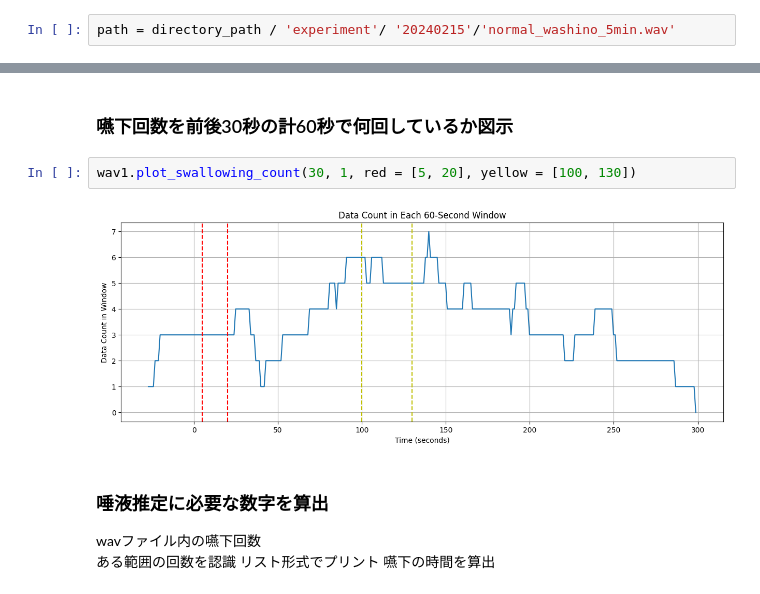
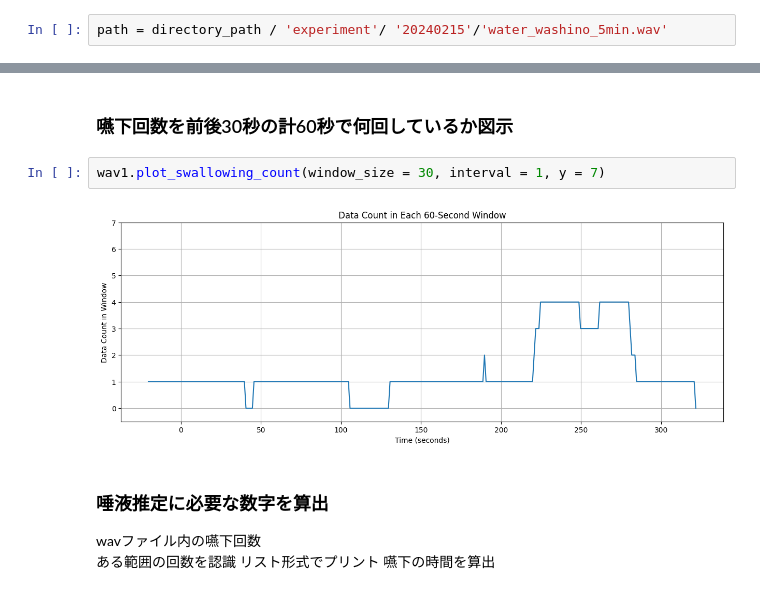
Before and after one commit to Kai-Washino/swallowing-recognition-DLmachine, a Jupyter notebook: uncropped_data.ipynb, the cells around one changed output, grey strips where cells are left out. Saved outputs shown, nothing was run; the diff lists cells and outputs as text.

```diff
--- a/uncropped_data.ipynb
+++ b/uncropped_data.ipynb
@@ -27,7 +27,7 @@ from swallowing_recognition import long_audio
 # directory_path = parent_dir / '30min_data'
 directory_path = parent_dir
 # %%
-path = directory_path / 'experiment'/ '20240215'/'normal_washino_5min.wav'
+path = directory_path / 'experiment'/ '20240215'/'water_washino_5min.wav'
 # %%
 wav1 = long_audio.Long_audio(path)
 wav1.plot("lemon_washino_5min.wav")
@@ -67,9 +61,9 @@ wav1.plot_predicted("lemon_washino_5min.wav")
 # %% [markdown]
 ### 嚥下回数を前後30秒の計60秒で何回しているか図示
 # %%
-wav1.plot_swallowing_count(30, 1, red = [5, 20], yellow = [100, 130])
+wav1.plot_swallowing_count(window_size = 30, interval = 1, y = 7)
 # %% [output]
-[figure, old version]
+[figure, new version]
 # %% [markdown]
 ### 唾液推定に必要な数字を算出
 wavファイル内の嚥下回数
```
Also changed, not shown: parts of 3 cells of this notebook.
